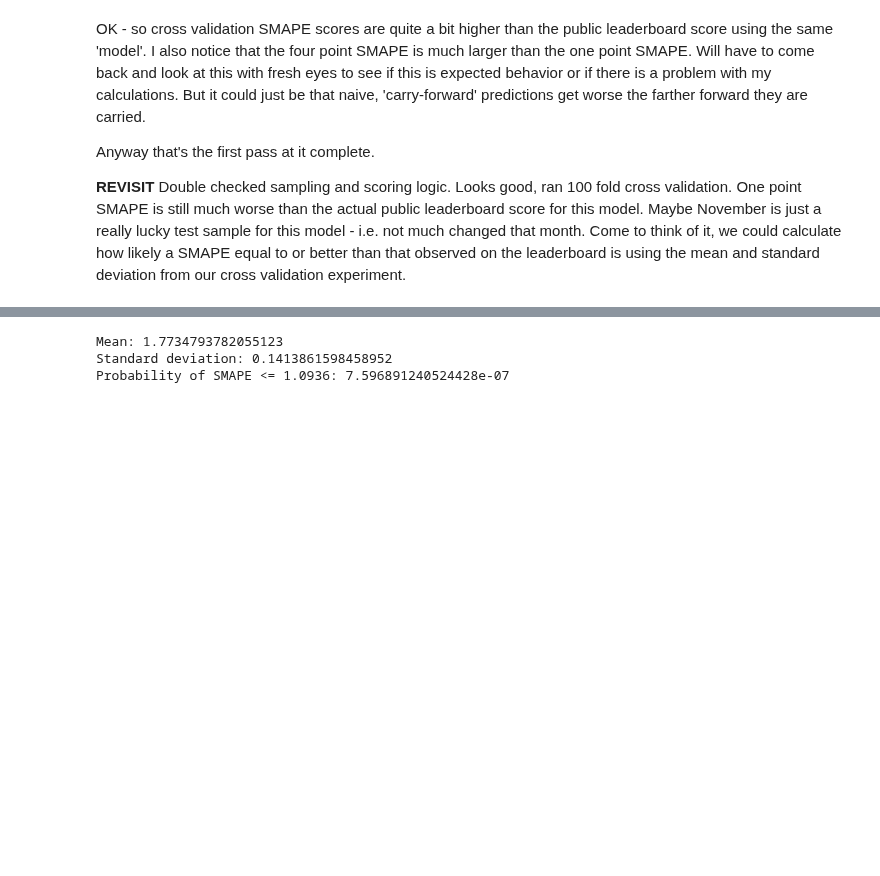
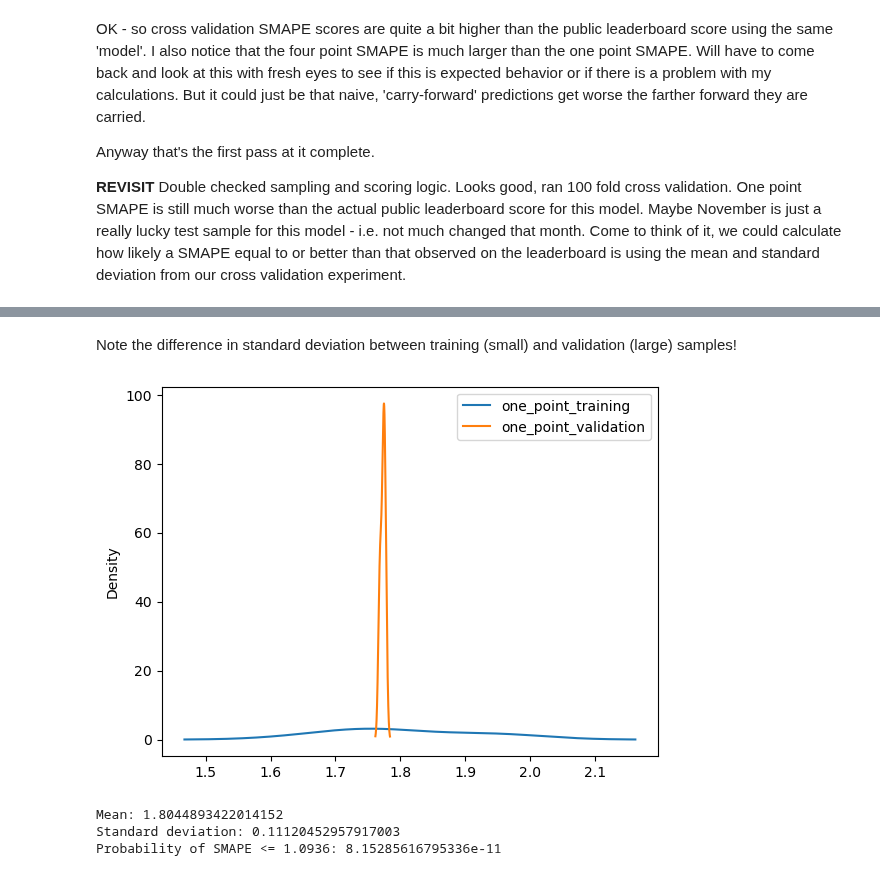
Before and after one commit to gperdrizet/kaggle_microbusiness, a Jupyter notebook: notebooks/08-crossvalidation_benchmark_naive_model.ipynb, the cells around one changed output, grey strips where cells are left out. Drawn from its saved outputs; the diff is of its cells as text; code cells hidden in the pictures; blank space fills up the shorter version.

```diff
--- a/notebooks/08-crossvalidation_benchmark_naive_model.ipynb
+++ b/notebooks/08-crossvalidation_benchmark_naive_model.ipynb
@@ -131,32 +127,3 @@ def naive_model_smape_score(sample):
     four_point_smape_score = (100/len(four_point_smape_values)) * sum(four_point_smape_values)
 
     return one_point_smape_score, four_point_smape_score
-# %%
-smape_scores = {
-    'one_point_training': [],
-    'one_point_validation': [],
-    'four_point_training': [],
-    'four_point_validation': []
-}
-
-for i in range(100):
-
-    training_sample, validation_sample = sample_parsed_data(
-        parsed_data,
-        0.7
-    )
-
-    one_point_training_smape, four_point_training_smape = naive_model_smape_score(training_sample)
-    one_point_validation_smape, four_point_validation_smape = naive_model_smape_score(validation_sample)
-
-    smape_scores['one_point_training'].append(one_point_training_smape)
-    smape_scores['one_point_validation'].append(one_point_validation_smape)
-    smape_scores['four_point_training'].append(four_point_training_smape)
-    smape_scores['four_point_validation'].append(four_point_validation_smape)
-
-    print(f'Fold {i} SMAPE scores:')
-    print(f'\tOne point training: {one_point_training_smape}')
-    print(f'\tOne point validation: {one_point_validation_smape}')
-    print(f'\tFour point training: {four_point_training_smape}')
-    print(f'\tFour point validation: {four_point_validation_smape}')
-    print()
@@ -300,14 +251,21 @@ smape_scores_df.describe()
+# %% [markdown]
+Note the difference in standard deviation between training (small) and validation (large) samples!
+# %%
+smape_scores_df = smape_scores_df[['one_point_training', 'one_point_validation']]
+ax = smape_scores_df.plot.kde(xlabel = 'SMAPE')
+# %% [output]
+[figure, added]
 # %%
-one_point_validation_mean = smape_scores_df['one_point_validation'].describe()['mean']
-one_point_validation_std = smape_scores_df['one_point_validation'].describe()['std']
+training_mean = smape_scores_df['one_point_training'].describe()['mean']
+training_std = smape_scores_df['one_point_training'].describe()['std']
 
-print(f'Mean: {one_point_validation_mean}')
-print(f'Standard deviation: {one_point_validation_std}')
+print(f'Mean: {training_mean}')
+print(f'Standard deviation: {training_std}')
 
-leaderboard_score_probability = NormalDist(mu=one_point_validation_mean, sigma=one_point_validation_std).cdf(1.0936)
+leaderboard_score_probability = NormalDist(mu=training_mean, sigma=training_std).cdf(1.0936)
 print(f'Probability of SMAPE <= 1.0936: {leaderboard_score_probability}')
 # %% [output]
-Mean: 1.7734793782055123
-Standard deviation: 0.1413861598458952
-Probability of SMAPE <= 1.0936: 7.596891240524428e-07
+Mean: 1.8044893422014152
+Standard deviation: 0.11120452957917003
+Probability of SMAPE <= 1.0936: 8.15285616795336e-11
 # %% [markdown]
```
Also changed, not shown: parts of 24 cells of this notebook.
